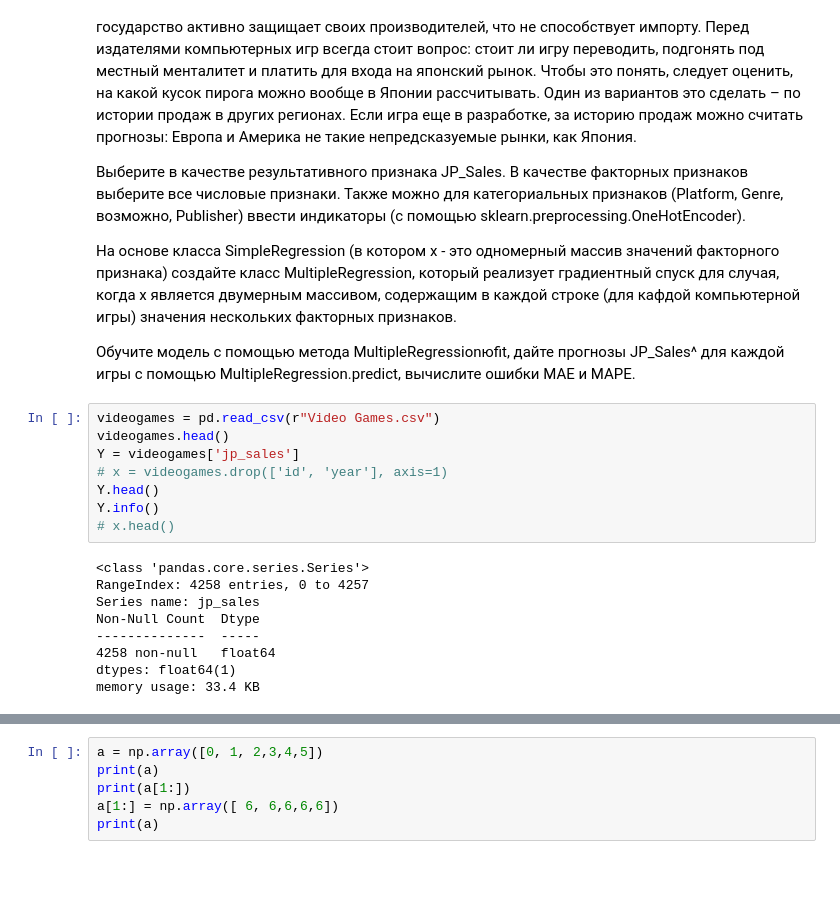
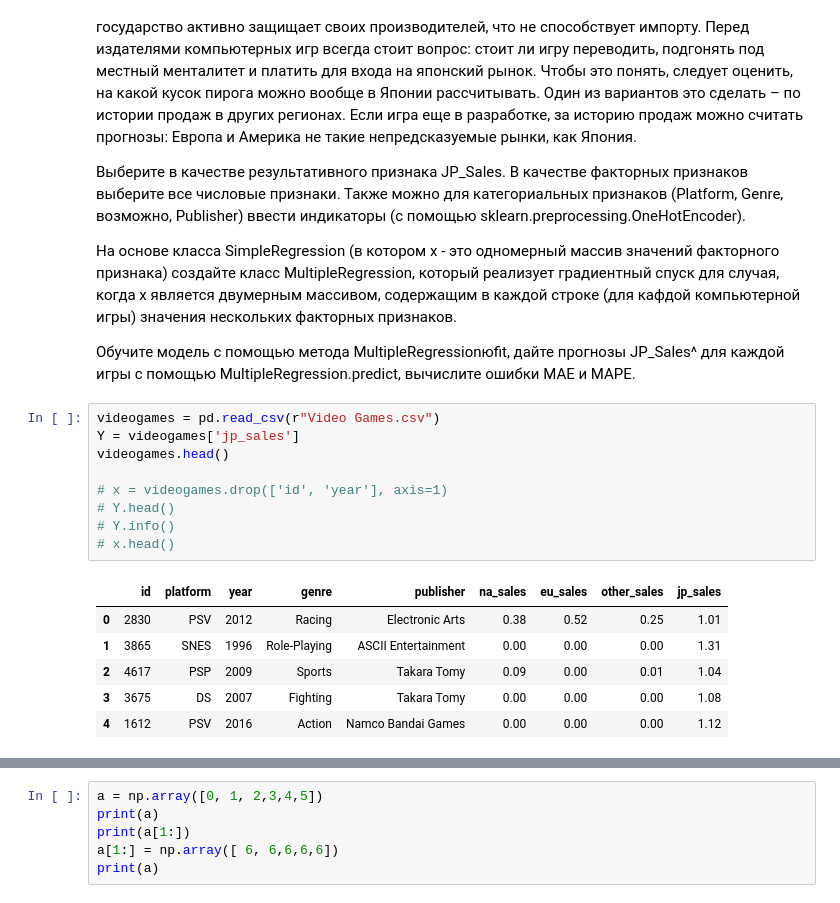
Before and after one commit to bobrotopor/AI, a Jupyter notebook: regression/regression_1.ipynb, the cells around one changed output, grey strips where cells are left out. Cells and saved outputs as stored; diff of their text form; blank space fills up the shorter version.

```diff
--- a/regression/regression_1.ipynb
+++ b/regression/regression_1.ipynb
@@ -274,21 +274,20 @@ JP_Sales — объемы продаж игры в Японии (в млн до
 Обучите модель с помощью метода MultipleRegressionюfit, дайте прогнозы JP_Sales^ для каждой игры с помощью MultipleRegression.predict, вычислите ошибки MAE и MAPE.
 # %%
 videogames = pd.read_csv(r"Video Games.csv")
+Y = videogames['jp_sales']
 videogames.head()
-Y = videogames['jp_sales']
+
 # x = videogames.drop(['id', 'year'], axis=1)
-Y.head()
-Y.info()
+# Y.head()
+# Y.info()
 # x.head()
 # %% [output]
-<class 'pandas.core.series.Series'>
-RangeIndex: 4258 entries, 0 to 4257
-Series name: jp_sales
-Non-Null Count  Dtype
---------------  -----
-4258 non-null   float64
-dtypes: float64(1)
-memory usage: 33.4 KB
+|  | id | platform | year | genre | publisher | na_sales | eu_sales | other_sales | jp_sales |
+| 0 | 2830 | PSV | 2012 | Racing | Electronic Arts | 0.38 | 0.52 | 0.25 | 1.01 |
+| 1 | 3865 | SNES | 1996 | Role-Playing | ASCII Entertainment | 0.00 | 0.00 | 0.00 | 1.31 |
+| 2 | 4617 | PSP | 2009 | Sports | Takara Tomy | 0.09 | 0.00 | 0.01 | 1.04 |
+| 3 | 3675 | DS | 2007 | Fighting | Takara Tomy | 0.00 | 0.00 | 0.00 | 1.08 |
+| 4 | 1612 | PSV | 2016 | Action | Namco Bandai Games | 0.00 | 0.00 | 0.00 | 1.12 |
 # %%
 from numpy.typing import NDArray
 class MultiRegression(object):
```
Also changed, not shown: parts of 5 cells of this notebook.
